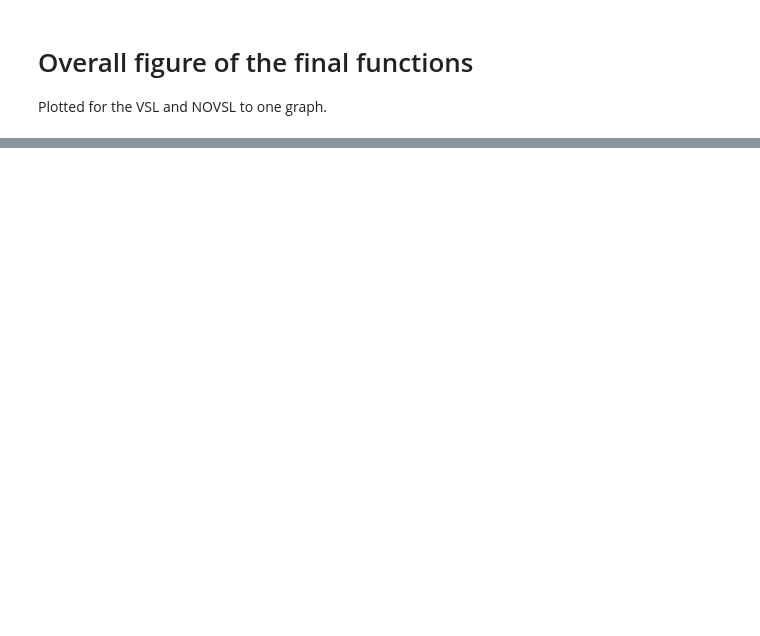
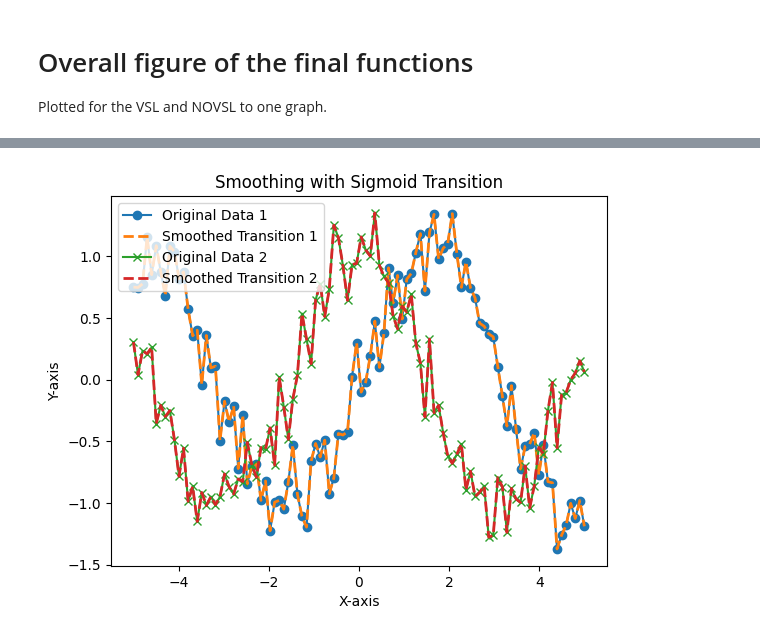
Before and after one commit to SiLab-group/SimEx, a Jupyter notebook: notebooks/SimEx_sumo_plot.ipynb, the cells around one changed output, grey strips where cells are left out. Saved outputs shown, nothing was run; the diff lists cells and outputs as text; code cells hidden in the pictures; blank space fills up the shorter version.

```diff
--- a/notebooks/SimEx_sumo_plot.ipynb
+++ b/notebooks/SimEx_sumo_plot.ipynb
@@ -72,0 +167,5 @@ novsl_total = pickle.load(open("logger-novsl.pkl", "rb"))
+# %%
+import pickle
+
+
+vs_total = pickle.load(open("logger-vsl_script-fitted_intervals-20240715-110054.pkl","rb"))
@@ -72,0 +549,12 @@ novsl_total = pickle.load(open("logger-novsl.pkl", "rb"))
+# %%
+
+x = np.linspace(mds["domain_min_interval"],mds["domain_max_interval"],400)
+y_values = np.ndarray(shape=len(x))
+x_values = []
+for k,v in functions.items():
+    print(f" key {k[0]} {k[1]}, value {v}")
+    x_val = x[np.logical_and(x >= k[0], x <= k[1])]
+    print(f" LENGHT x val = {len(x_val)}")
+    y_values = [v(x) for x in x_val]
+
+print(f" YVALUES {type(y_values)}")
@@ -72,0 +578,44 @@ novsl_total = pickle.load(open("logger-novsl.pkl", "rb"))
+# %%
+
+
+import numpy as np
+import matplotlib.pyplot as plt
+
+def sigmoid(x, a, b, c):
+    return c / (1.0 + np.exp(-a * (x - b)))
+
+def smooth_transition_functions(x_values, y_values, x_conn, width):
+    smoothed_y_values = []
+    for i, x in enumerate(x_values):
+        t = sigmoid(x, a=1, b=x_conn, c=1)
+        smoothed_y = (1 - t) * y_values[i] + t * y_values[i]
+        smoothed_y_values.append(smoothed_y)
+    return smoothed_y_values
+
+# Example data
+xdata = np.linspace(-5, 5, 100)
+ydata1 = np.sin(xdata) + 0.2 * np.random.normal(size=len(xdata))
+ydata2 = np.cos(xdata) + 0.2 * np.random.normal(size=len(xdata))
+
+# Parameters for the transition
+x_conn = 0.5  # Connection point
+width = 1.0   # Width of the transition
+
+# Calculate smoothed y values for both functions
+smoothed_y1 = smooth_transition_functions(xdata, ydata1, x_conn, width)
+smoothed_y2 = smooth_transition_functions(xdata, ydata2, x_conn, width)
+
+# Plot the original data and the smoothed transitions
+plt.plot(xdata, ydata1, label="Original Data 1", marker="o")
+plt.plot(xdata, smoothed_y1, label="Smoothed Transition 1", linestyle="--", linewidth=2)
+
+plt.plot(xdata, ydata2, label="Original Data 2", marker="x")
+plt.plot(xdata, smoothed_y2, label="Smoothed Transition 2", linestyle="--", linewidth=2)
+
+plt.legend()
+plt.xlabel("X-axis")
+plt.ylabel("Y-axis")
+plt.title("Smoothing with Sigmoid Transition")
+plt.show()
+# %% [output]
+[figure, added]
```
Also changed, not shown: parts of 21 cells of this notebook, 3 other files.
